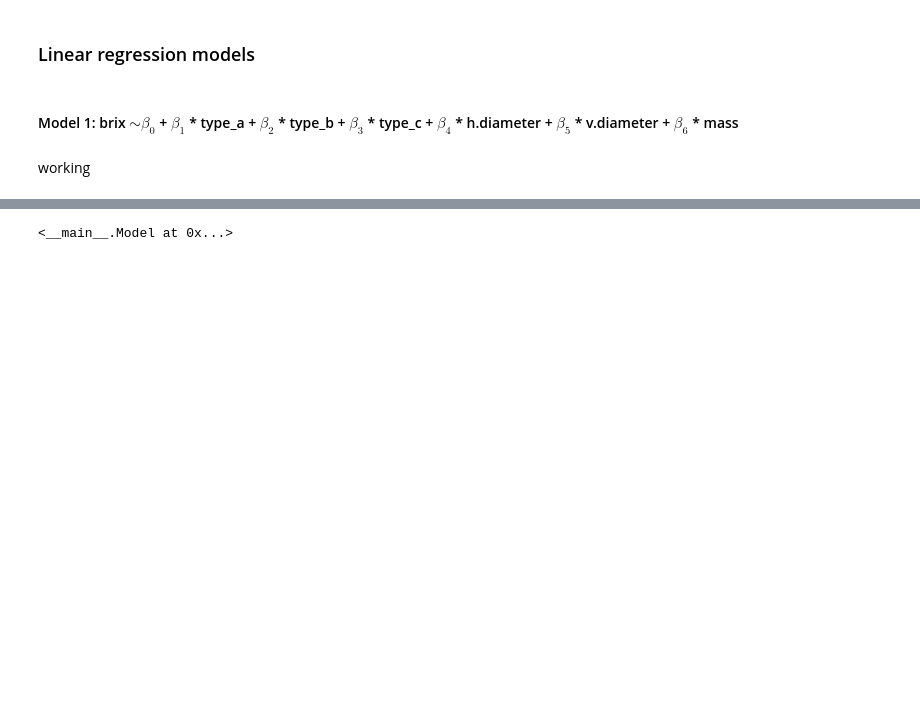
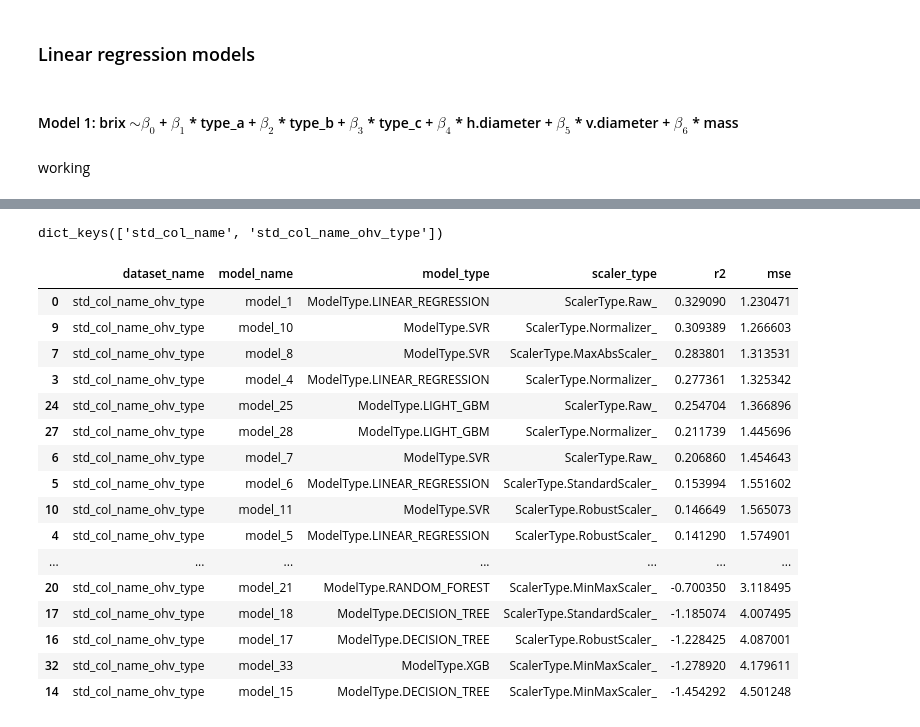
Before and after one commit to DucTrung1802/DS, a Jupyter notebook: Orange/orange.ipynb, the cells around one changed output, grey strips where cells are left out. Drawn from its saved outputs; the diff is of its cells as text; code cells hidden in the pictures; blank space fills up the shorter version.

Commit message:
COMPLETE: pipeline, table analysis

```diff
--- a/Orange/orange.ipynb
+++ b/Orange/orange.ipynb
@@ -362,7 +382,17 @@ class Model(Utilities):
 
         r2 = r2_score(Y, preds)
         mse = mean_squared_error(Y, preds)
-        print(f"MSE: {mse:.4f}", f"R2: {r2:.4f}")
+
+        # Compile result
+        dataset_name = self.x_dataset.get_name()[:-2]
+        return Result(
+            dataset_name=dataset_name,
+            model_name=self.name,
+            model_type=self.model_type,
+            scaler_type=self.scaler_type,
+            r2=r2,
+            mse=mse,
+        )
 
     def save(self, filename: str):
         pass
@@ -377,6 +407,7 @@ class Model(Utilities):
 # %%
 list_dataset: dict[str, Dataset] = dict()
 list_model: dict = dict()
+result_frame: ResultFrame = ResultFrame()
 # %% [markdown]
 ## Create functions
 # %%
@@ -791,14 +822,3 @@ x_variable.head(10)
 #### Model 1: brix $ \sim \beta_0 $ + $ \beta_1 $ * type_a + $ \beta_2 $ * type_b + $ \beta_3 $ * type_c + $ \beta_4 $ * h.diameter + $ \beta_5 $ * v.diameter + $ \beta_6 $ * mass
 # %% [markdown]
 working
-# %%
-model = Model(
-    model_type=ModelType.LINEAR_REGRESSION,
-    name="model_1",
-    x_cols=x_cols,
-    y_cols=y_cols,
-    dataset=list_dataset["std_col_name_ohv_type"],
-    scaler_type=ScalerType.Raw_,
-)
-
-model.evaluate()
@@ -1142,4 +824,0 @@ You can set `force_col_wise=true` to remove the overhead.
-# %%
-model.evaluate()
-# %% [output]
-<__main__.Model at 0x...>
@@ -1165,0 +825,43 @@ def evaluate(method = "LOOCV")
+# %%
+list_dataset.keys()
+# %% [output]
+dict_keys(['std_col_name', 'std_col_name_ohv_type'])
+# %%
+std_dataset_names = ["std_col_name_ohv_type"]
+# %%
+model_count = 1
+
+for dataset_name in std_dataset_names:
+    for model_type in ModelType:
+        for scaler_type in ScalerType:
+            model = Model(
+                model_type=model_type,
+                name="model_" + str(model_count),
+                x_cols=x_cols,
+                y_cols=y_cols,
+                dataset=list_dataset[dataset_name],
+                scaler_type=scaler_type,
+            )
+
+            result_frame.add_result(model.evaluate())
+            model_count += 1
+
+result_frame.display_result()
+# %% [output]
+|  | dataset_name | model_name | model_type | scaler_type | r2 | mse |
+| 0 | std_col_name_ohv_type | model_1 | ModelType.LINEAR_REGRESSION | ScalerType.Raw_ | 0.329090 | 1.230471 |
+| 9 | std_col_name_ohv_type | model_10 | ModelType.SVR | ScalerType.Normalizer_ | 0.309389 | 1.266603 |
+| 7 | std_col_name_ohv_type | model_8 | ModelType.SVR | ScalerType.MaxAbsScaler_ | 0.283801 | 1.313531 |
+| 3 | std_col_name_ohv_type | model_4 | ModelType.LINEAR_REGRESSION | ScalerType.Normalizer_ | 0.277361 | 1.325342 |
+| 24 | std_col_name_ohv_type | model_25 | ModelType.LIGHT_GBM | ScalerType.Raw_ | 0.254704 | 1.366896 |
+| 27 | std_col_name_ohv_type | model_28 | ModelType.LIGHT_GBM | ScalerType.Normalizer_ | 0.211739 | 1.445696 |
+| 6 | std_col_name_ohv_type | model_7 | ModelType.SVR | ScalerType.Raw_ | 0.206860 | 1.454643 |
+| 5 | std_col_name_ohv_type | model_6 | ModelType.LINEAR_REGRESSION | ScalerType.StandardScaler_ | 0.153994 | 1.551602 |
+| 10 | std_col_name_ohv_type | model_11 | ModelType.SVR | ScalerType.RobustScaler_ | 0.146649 | 1.565073 |
+| 4 | std_col_name_ohv_type | model_5 | ModelType.LINEAR_REGRESSION | ScalerType.RobustScaler_ | 0.141290 | 1.574901 |
+| ... | ... | ... | ... | ... | ... | ... |
+| 20 | std_col_name_ohv_type | model_21 | ModelType.RANDOM_FOREST | ScalerType.MinMaxScaler_ | -0.700350 | 3.118495 |
+| 17 | std_col_name_ohv_type | model_18 | ModelType.DECISION_TREE | ScalerType.StandardScaler_ | -1.185074 | 4.007495 |
+| 16 | std_col_name_ohv_type | model_17 | ModelType.DECISION_TREE | ScalerType.RobustScaler_ | -1.228425 | 4.087001 |
+| 32 | std_col_name_ohv_type | model_33 | ModelType.XGB | ScalerType.MinMaxScaler_ | -1.278920 | 4.179611 |
+| 14 | std_col_name_ohv_type | model_15 | ModelType.DECISION_TREE | ScalerType.MinMaxScaler_ | -1.454292 | 4.501248 |
```
Also changed, not shown: parts of 28 cells of this notebook, 1 other file.
